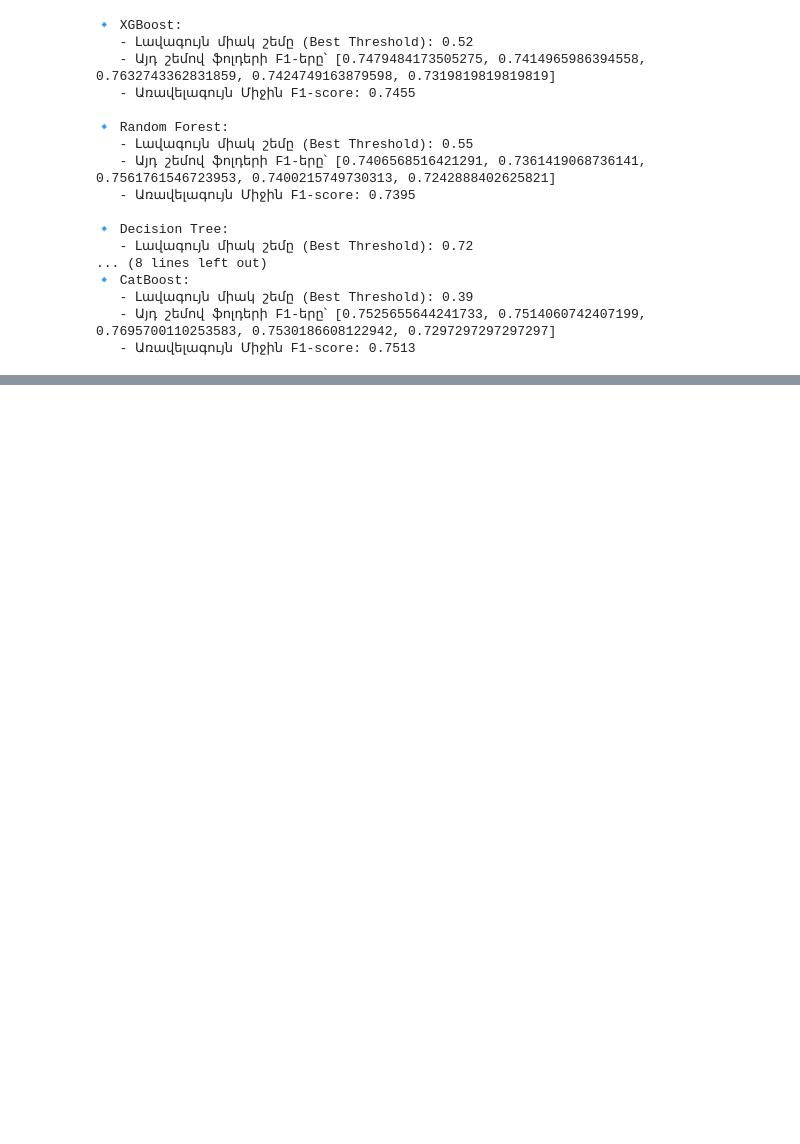
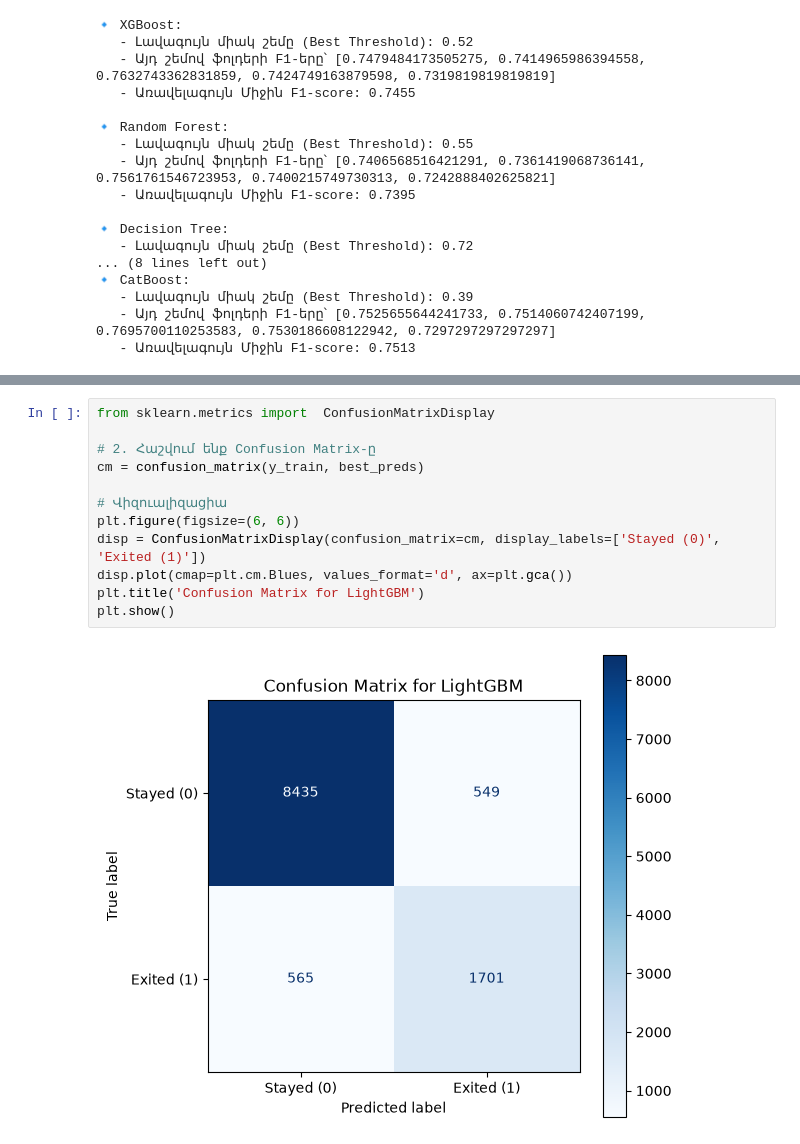
Before and after one commit to armengasparyan314/Programing, a Jupyter notebook: Bank Customer Churn/Main Project.ipynb, the cells around one changed output, grey strips where cells are left out. Saved outputs shown, nothing was run; the diff lists cells and outputs as text; blank space fills up the shorter version.

```diff
--- a/Bank Customer Churn/Main Project.ipynb
+++ b/Bank Customer Churn/Main Project.ipynb
@@ -557,0 +544,14 @@ dtype: float64
+# %%
+from sklearn.metrics import  ConfusionMatrixDisplay
+
+# 2. Հաշվում ենք Confusion Matrix-ը
+cm = confusion_matrix(y_train, best_preds)
+
+# Վիզուալիզացիա
+plt.figure(figsize=(6, 6))
+disp = ConfusionMatrixDisplay(confusion_matrix=cm, display_labels=['Stayed (0)', 'Exited (1)'])
+disp.plot(cmap=plt.cm.Blues, values_format='d', ax=plt.gca())
+plt.title('Confusion Matrix for LightGBM')
+plt.show()
+# %% [output]
+[figure, added]
```
Also changed, not shown: parts of 17 cells of this notebook.
